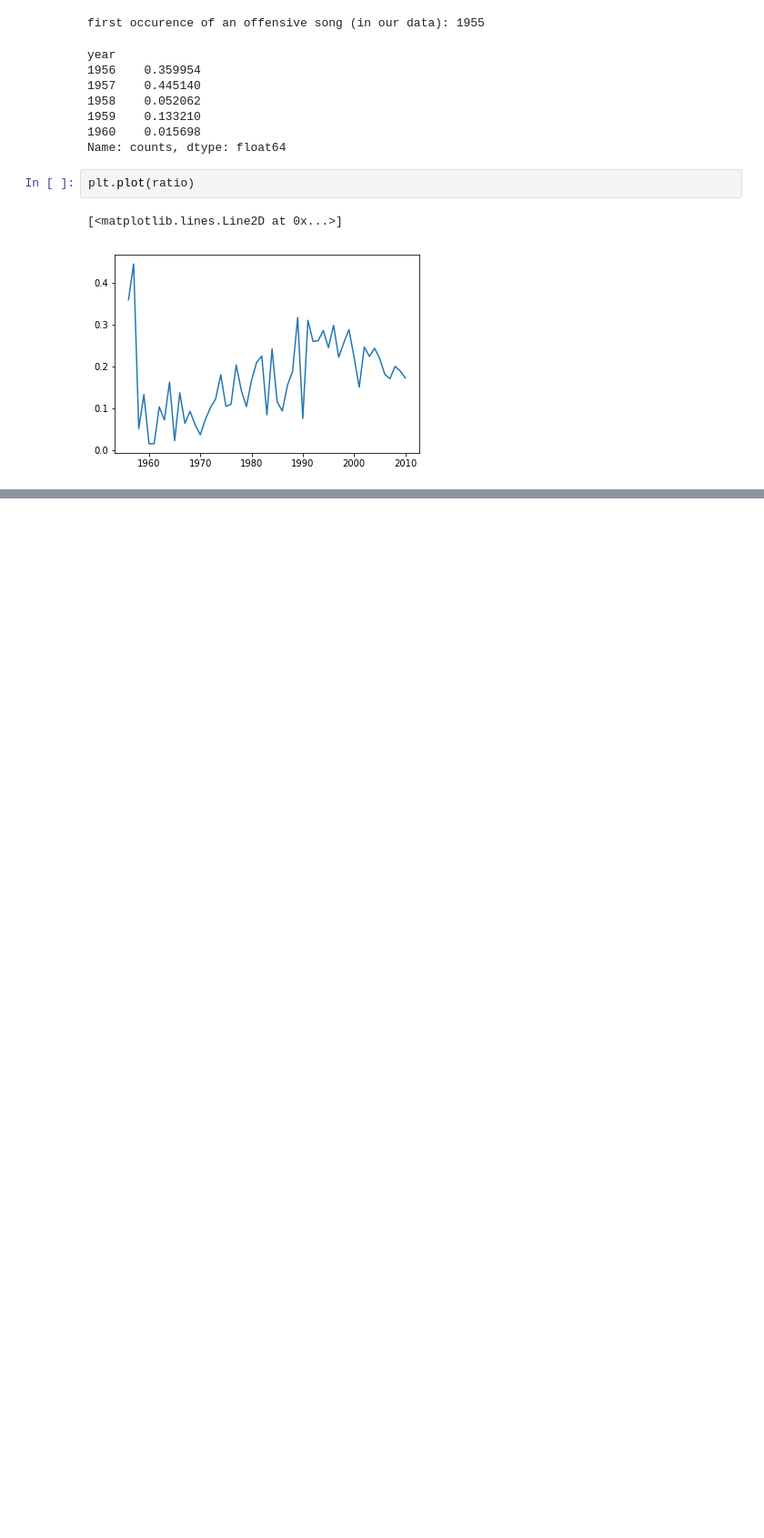
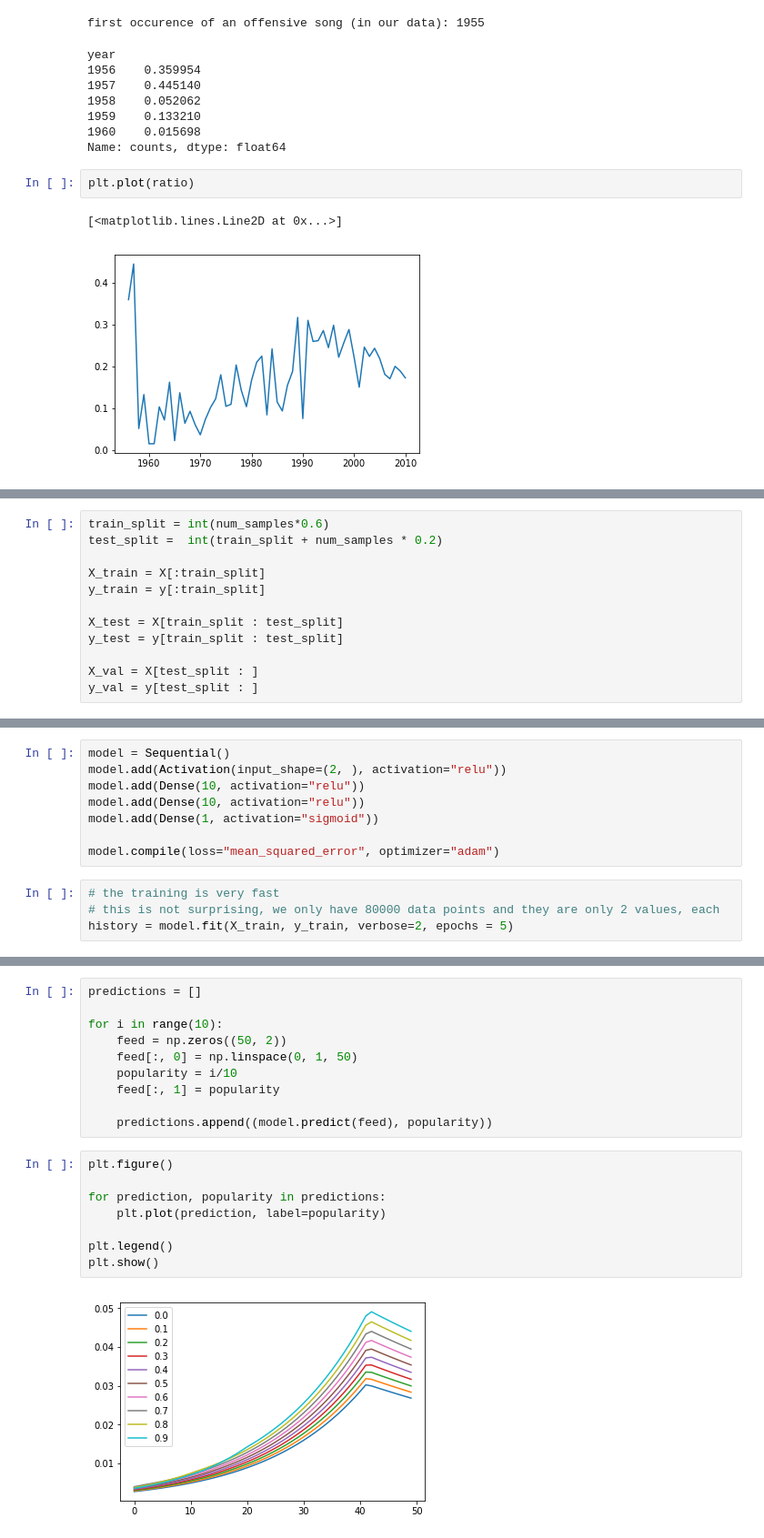
Before and after one commit to Victor-Palacios/epfl_ada, a Jupyter notebook: Project/main_lars.ipynb, the cells around one changed output, grey strips where cells are left out. Shown: that part at 91% size. Saved outputs shown, nothing was run; the diff lists cells and outputs as text; blank space fills up the shorter version.

```diff
--- a/Project/main_lars.ipynb
+++ b/Project/main_lars.ipynb
@@ -393,0 +450,12 @@ plt.plot(ratio)
+# %%
+train_split = int(num_samples*0.6)
+test_split =  int(train_split + num_samples * 0.2)
+
+X_train = X[:train_split]
+y_train = y[:train_split]
+
+X_test = X[train_split : test_split]
+y_test = y[train_split : test_split]
+
+X_val = X[test_split : ]
+y_val = y[test_split : ]
@@ -393,0 +469,12 @@ plt.plot(ratio)
+# %%
+model = Sequential()
+model.add(Activation(input_shape=(2, ), activation="relu"))
+model.add(Dense(10, activation="relu"))
+model.add(Dense(10, activation="relu"))
+model.add(Dense(1, activation="sigmoid"))
+
+model.compile(loss="mean_squared_error", optimizer="adam")
+# %%
+# the training is very fast
+# this is not surprising, we only have 80000 data points and they are only 2 values, each
+history = model.fit(X_train, y_train, verbose=2, epochs = 5)
@@ -393,0 +505,20 @@ plt.plot(ratio)
+# %%
+predictions = []
+
+for i in range(10):
+    feed = np.zeros((50, 2))
+    feed[:, 0] = np.linspace(0, 1, 50)
+    popularity = i/10
+    feed[:, 1] = popularity
+
+    predictions.append((model.predict(feed), popularity))
+# %%
+plt.figure()
+
+for prediction, popularity in predictions:
+    plt.plot(prediction, label=popularity)
+
+plt.legend()
+plt.show()
+# %% [output]
+[figure, added]
```
Also changed, not shown: parts of 16 cells of this notebook.
